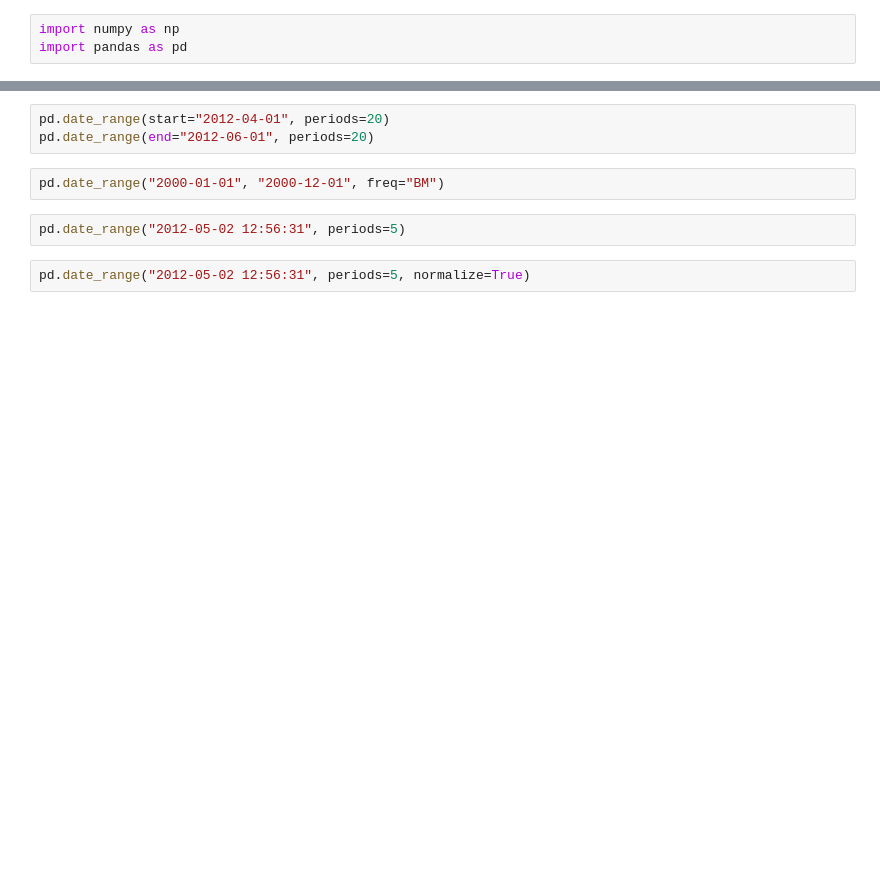
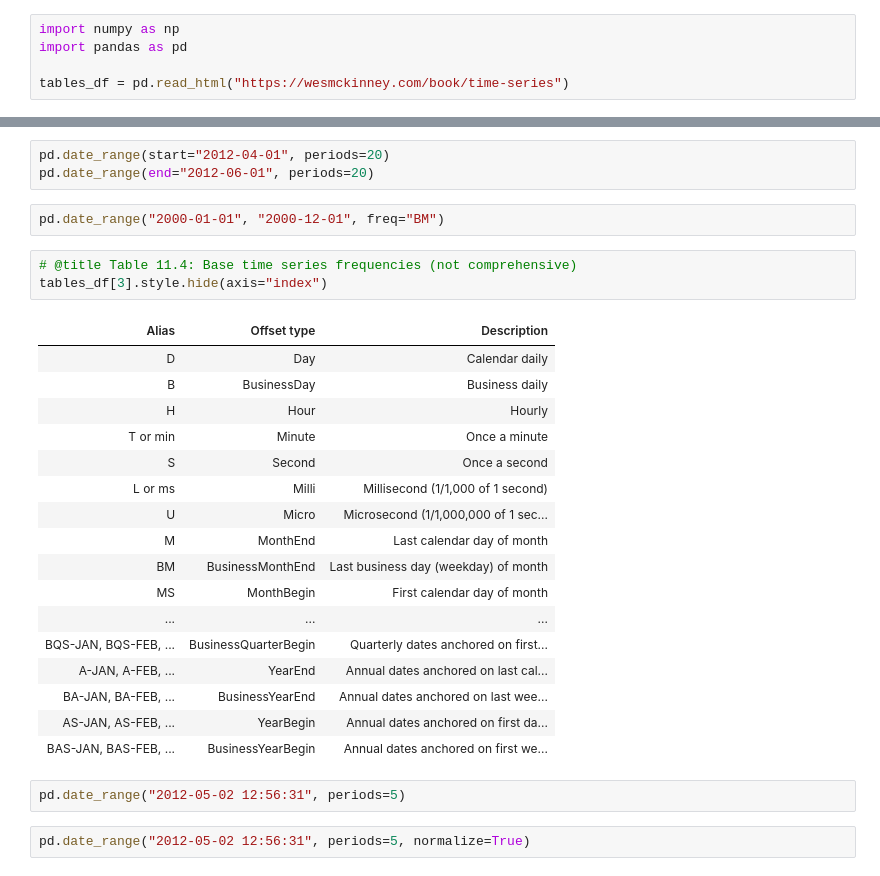
Before and after one commit to rwcitek/pydata-book, a Jupyter notebook: ch11.ipynb, the cells around one changed output, grey strips where cells are left out. Saved outputs shown, nothing was run; the diff lists cells and outputs as text; blank space fills up the shorter version.

```diff
--- a/ch11.ipynb
+++ b/ch11.ipynb
@@ -23,6 +23,8 @@ np.set_printoptions(precision=4, suppress=True)
 # %%
 import numpy as np
 import pandas as pd
+
+tables_df = pd.read_html("https://wesmckinney.com/book/time-series")
 # %% [markdown]
 ## [Date and Time Data Types and Tools]( https://wesmckinney.com/book/time-series#tseries_python_builtin )
 # %%
@@ -137,6 +183,27 @@ pd.date_range(start="2012-04-01", periods=20)
 pd.date_range(end="2012-06-01", periods=20)
 # %%
 pd.date_range("2000-01-01", "2000-12-01", freq="BM")
+# %%
+# @title Table 11.4: Base time series frequencies (not comprehensive)
+tables_df[3].style.hide(axis="index")
+# %% [output]
+| Alias | Offset type | Description |
+| D | Day | Calendar daily |
+| B | BusinessDay | Business daily |
+| H | Hour | Hourly |
+| T or min | Minute | Once a minute |
+| S | Second | Once a second |
+| L or ms | Milli | Millisecond (1/1,000 of 1 second) |
+| U | Micro | Microsecond (1/1,000,000 of 1 sec... |
+| M | MonthEnd | Last calendar day of month |
+| BM | BusinessMonthEnd | Last business day (weekday) of month |
+| MS | MonthBegin | First calendar day of month |
+| ... | ... | ... |
+| BQS-JAN, BQS-FEB, ... | BusinessQuarterBegin | Quarterly dates anchored on first... |
+| A-JAN, A-FEB, ... | YearEnd | Annual dates anchored on last cal... |
+| BA-JAN, BA-FEB, ... | BusinessYearEnd | Annual dates anchored on last wee... |
+| AS-JAN, AS-FEB, ... | YearBegin | Annual dates anchored on first da... |
+| BAS-JAN, BAS-FEB, ... | BusinessYearBegin | Annual dates anchored on first we... |
 # %%
 pd.date_range("2012-05-02 12:56:31", periods=5)
 # %%
```
Also changed, not shown: parts of 5 cells of this notebook.
